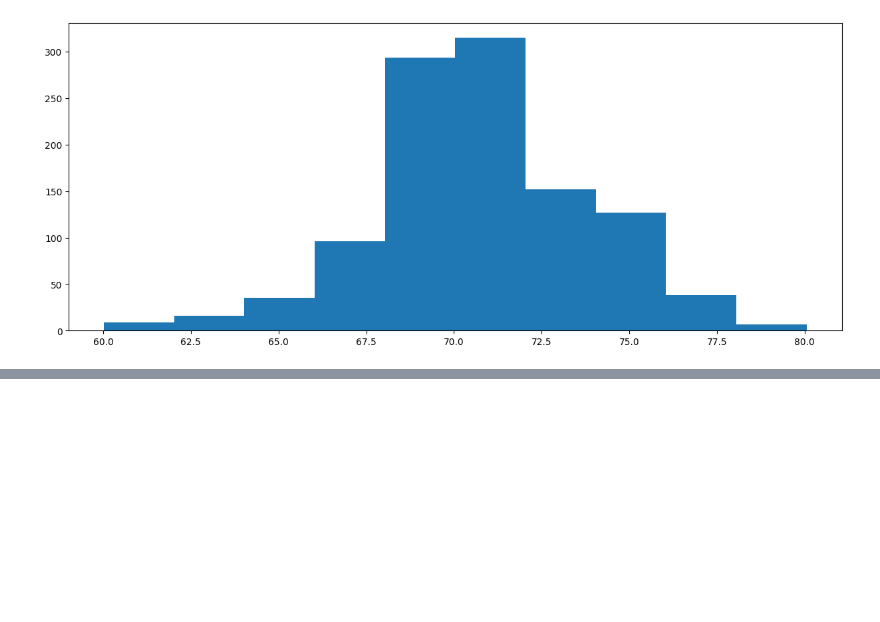
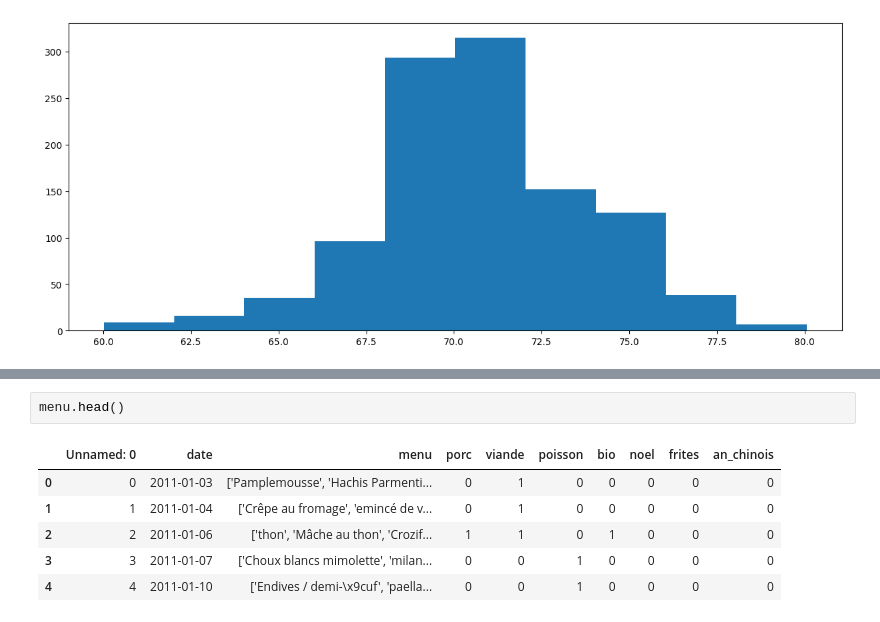
Before and after one commit to Atigou-bah/Projet-Data-Cantine, a Jupyter notebook: Projet sur la fréquentation des cantines scolaires.ipynb, the cells around one changed output, grey strips where cells are left out. Drawn from its saved outputs; the diff is of its cells as text; blank space fills up the shorter version.

```diff
--- a/Projet sur la fréquentation des cantines scolaires.ipynb
+++ b/Projet sur la fréquentation des cantines scolaires.ipynb
@@ -174,0 +248,9 @@ plt.show()
+# %%
+menu.head()
+# %% [output]
+|  | Unnamed: 0 | date | menu | porc | viande | poisson | bio | noel | frites | an_chinois |
+| 0 | 0 | 2011-01-03 | ['Pamplemousse', 'Hachis Parmenti... | 0 | 1 | 0 | 0 | 0 | 0 | 0 |
+| 1 | 1 | 2011-01-04 | ['Crêpe au fromage', 'emincé de v... | 0 | 1 | 0 | 0 | 0 | 0 | 0 |
+| 2 | 2 | 2011-01-06 | ['thon', 'Mâche au thon', 'Crozif... | 1 | 1 | 0 | 1 | 0 | 0 | 0 |
+| 3 | 3 | 2011-01-07 | ['Choux blancs mimolette', 'milan... | 0 | 0 | 1 | 0 | 0 | 0 | 0 |
+| 4 | 4 | 2011-01-10 | ['Endives / demi-\x9cuf', 'paella... | 0 | 0 | 1 | 0 | 0 | 0 | 0 |
```
Also changed, not shown: parts of 16 cells of this notebook.
